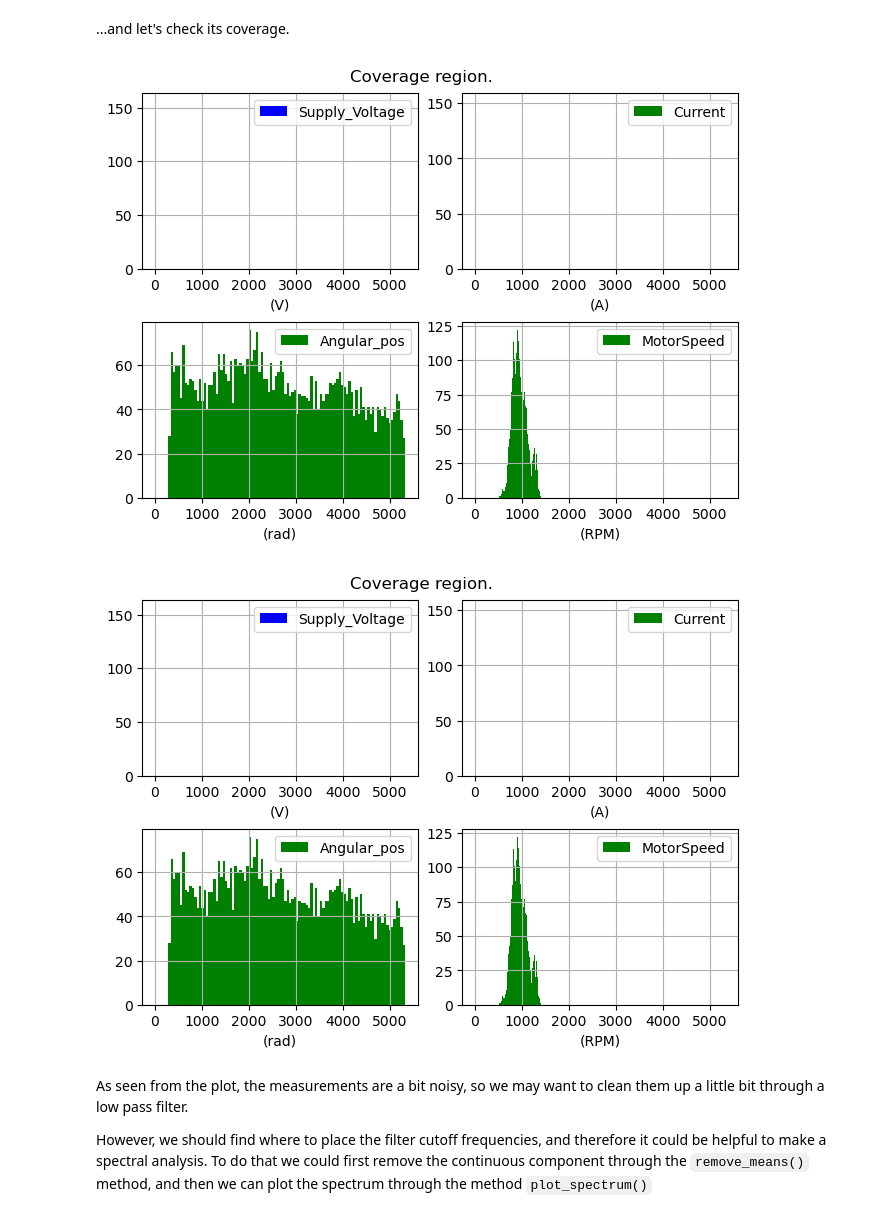
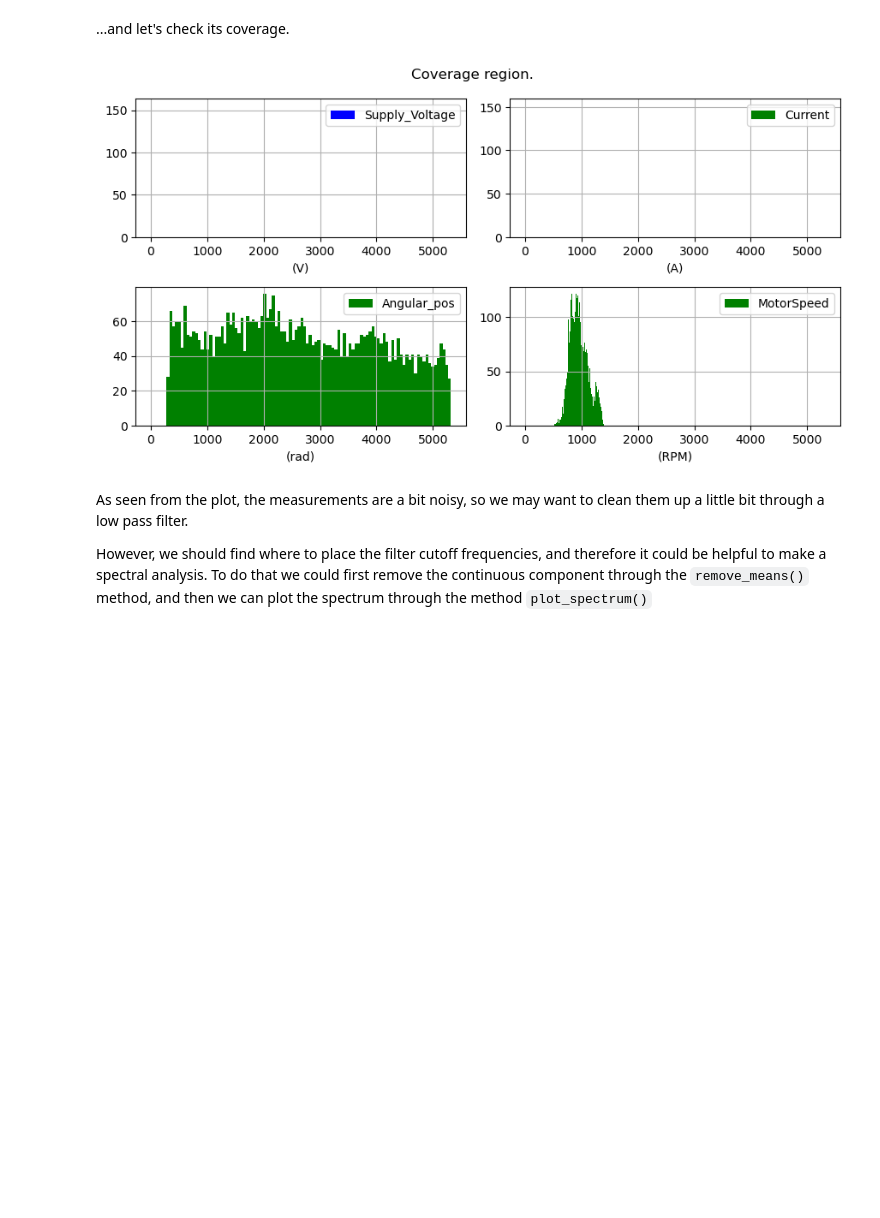
Before and after one commit to VolvoGroup/dymoval, a Jupyter notebook: scripts/tutorial.ipynb, the cells around one changed output. Drawn from its saved outputs; the diff is of its cells as text; code cells hidden in the pictures; blank space fills up the shorter version.

```diff
--- a/scripts/tutorial.ipynb
+++ b/scripts/tutorial.ipynb
@@ -114,10 +112,9 @@ ds.plot()
 # %% [markdown]
 ...and let's check its coverage.
 # %%
-ds.plot_coverage()
+_= ds.plot_coverage()
 # %% [output]
-[figure, old version]
+[figure, new version]
-[figure, removed]
 # %% [markdown]
 As seen from the plot, the measurements are a bit noisy, so we may want to clean them up a little bit through a low pass filter.
 
```
Also changed, not shown: parts of 14 cells of this notebook, 7 other files.
